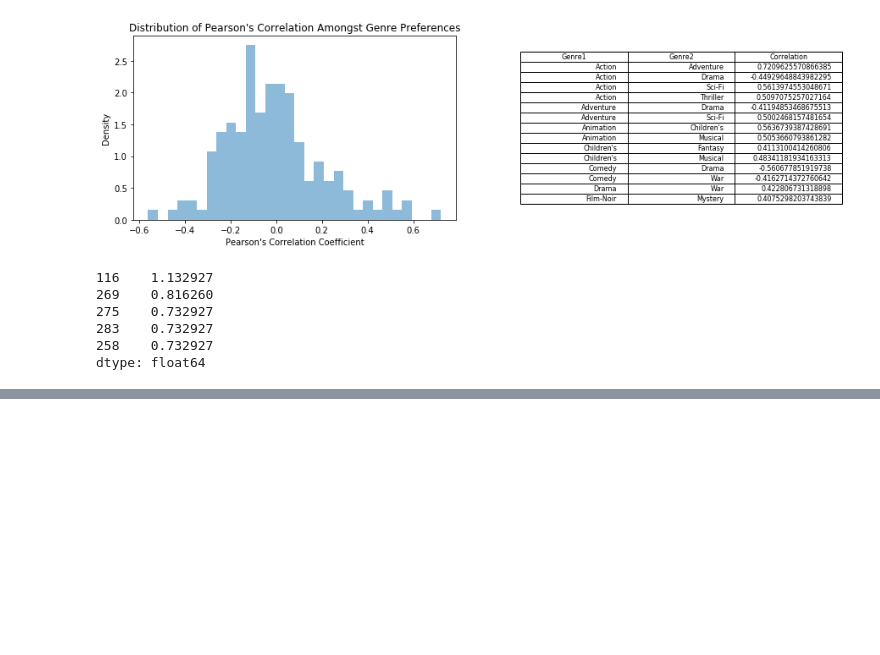
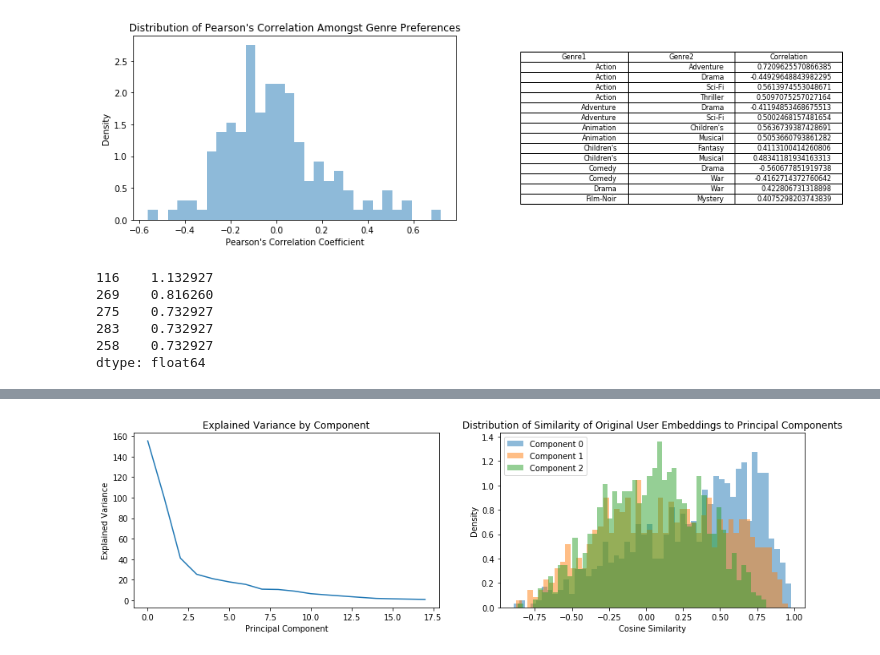
Before and after one commit to navyamehta/recommendation-engines, a Jupyter notebook: Content Clustering.ipynb, the cells around one changed output, grey strips where cells are left out. Cells and saved outputs as stored; diff of their text form; code cells hidden in the pictures; blank space fills up the shorter version.

```diff
--- a/Content Clustering.ipynb
+++ b/Content Clustering.ipynb
@@ -115,0 +118,24 @@ deque([539, 1, 259, 1164, 892])
+# %%
+#Approach 3: Principal Component Analysis
+pca = sklearn.decomposition.PCA(n_components=None, svd_solver="full", copy=True)
+dim = pca.fit_transform(nb)
+def principal_axes_similarity(pca, index, nb):
+    num = np.matmul(nb, pca.components_[index])
+    den = np.sqrt((nb**2).sum(axis=1))*np.sqrt((pca.components_[index]**2).sum())+1e-8
+    return num/den
+plt.figure(figsize=(15,4))
+plt.subplot(1,2,1)
+pd.Series(pca.explained_variance_).plot()
+plt.xlabel("Principal Component")
+plt.ylabel("Explained Variance")
+plt.title("Explained Variance by Component")
+plt.subplot(1,2,2)
+for i in [0,1,2]:
+    plt.hist(principal_axes_similarity(pca, i, nb), alpha=0.5, label="Component "+str(i), density=True, bins=50)
+plt.legend(loc="best")
+plt.xlabel("Cosine Similarity")
+plt.ylabel("Density")
+plt.title("Distribution of Similarity of Original User Embeddings to Principal Components")
+plt.show()
+# %% [output]
+[figure, added]
```
Also changed, not shown: parts of 9 cells of this notebook.
